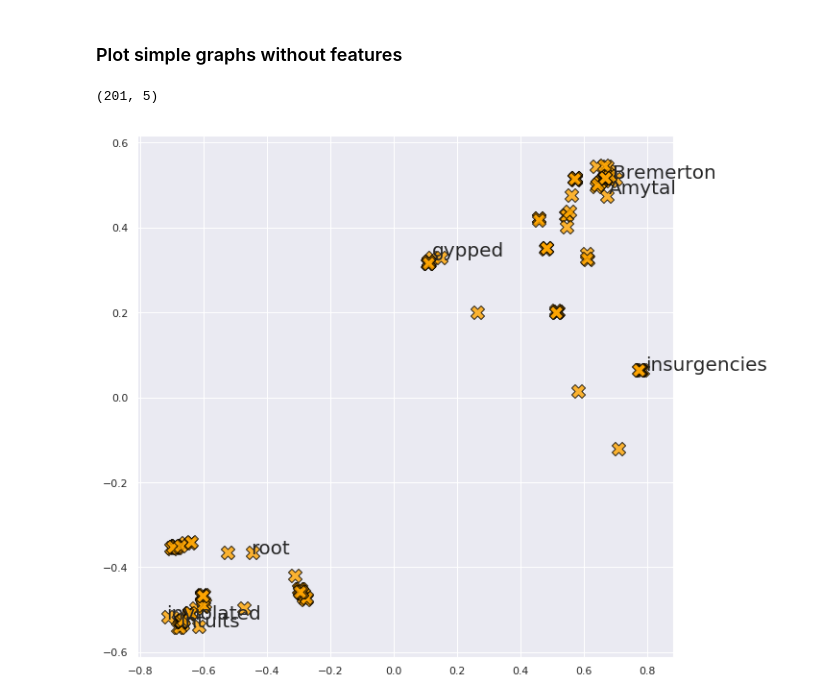
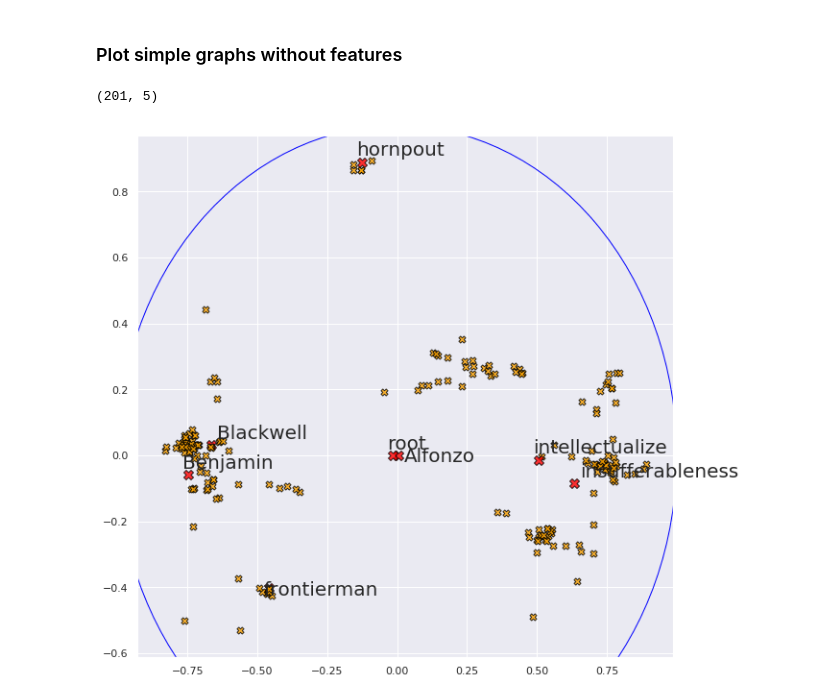
Before and after one commit to gmmarconi/poincare-embeddings, a Jupyter notebook: notebooks/Plot embedding.ipynb, the cells around one changed output. Saved outputs shown, nothing was run; the diff lists cells and outputs as text; code cells hidden in the pictures.

```diff
--- a/notebooks/Plot embedding.ipynb
+++ b/notebooks/Plot embedding.ipynb
@@ -7,14 +7,7 @@ from matplotlib import pyplot as plt
 import seaborn as sns
 %matplotlib inline
 sns.set(style="darkgrid")
-# %%
-model = th.load('../data/synth_simple.pth')
 # %%
 model.keys()
 # %% [output]
 dict_keys(['model', 'epoch', 'objects'])
-# %%
-for idx, item in enumeratE(model['objects']):
-    model['objects']
-    if idx >= 30:
-        break
@@ -24,6 +39,10 @@ print(embed.shape)
 # %% [markdown]
 ### Plot graphs with features
 # %%
+model = th.load('../data/synth_instances.pth')
+embed = model['model']['lt.weight'].numpy()
+print(embed.shape)
+colors = np.zeros(embed.shape[0])
 for idx in range(len(colors)):
     if model['objects'][idx]['feature'] == -1:
         colors[idx] = 1
@@ -37,21 +56,22 @@ for idx in range(len(colors)):
     y = embed[idx,1]
 
     if model['objects'][idx]['feature'] == -1:
-        fsize = 18
+        fsize = 10
         size = 200
         displacement = 1.01
         marker = 'X'
         color = 'orange'
     else:
-        fsize = 12
+        fsize = 7
         size = 200
         displacement = -1.01
         marker = '.'
         color= 'purple'
     ax.scatter(x=x, y=y, c=color, alpha=0.8, s=size, edgecolor='black', marker=marker)
-    if model['objects'][idx]['feature'] == -1:
+    if model['objects'][idx]['feature'] == -1 and (np.random.random() > 0.7 or model['objects'][idx]['name'] == 'root'):
         #print(x,y)
-        plt.text(x * ( displacement), y * ( displacement) , model['objects'][idx]['name'], fontsize=20)
+        if model['objects'][idx]['name'] == 'root': fsize = 18
+        plt.text(x * ( displacement), y * ( displacement) , model['objects'][idx]['name'], fontsize=fsize)
 
-#ax.add_artist(plt.Circle((0,0), 1, color='Blue',fill=False))
+ax.add_artist(plt.Circle((0,0), 1, color='Blue',fill=False))
 plt.show()
@@ -58,29 +81,38 @@ plt.show()
 # %% [markdown]
 ### Plot simple graphs without features
 # %%
+np.random.seed(77)
 model = th.load('../data/synth_simple.pth')
 embed = model['model']['lt.weight'].numpy()
 print(embed.shape)
 colors = np.zeros(len(model['objects']))
 plt.figure(figsize=(10,10))
 ax = plt.gca()
 for idx in range(len(colors)):
     x = embed[idx,2]
     y = embed[idx,4]
 
     fsize = 20
     size = 200
-    displacement = 1.01
+    displacement = np.zeros(2)
     marker = 'X'
     color = 'orange'
 
-    ax.scatter(x=x, y=y, c=color, alpha=0.8, s=size, edgecolor='black', marker=marker)
-    rootest = ['root', 'adriatic', 'intuits', 'Amytal', 'inviolated', 'Bremerton', 'gypped', 'insurgencies'] #, 'foliar', , 62, 63, 96, 53]
+    rootest = ['root','Alfonzo', 'Benjamin' , 'insufferableness', 'hornpout', 'frontierman', 'Blackwell', 'intellectualize'] #, 'foliar', , 62, 63, 96, 53]
     if model['objects'][idx] in rootest:
-        plt.text(x * ( displacement), y * ( displacement) , model['objects'][idx], fontsize=fsize)
+        displacement+= np.sign(np.random.random(2) - 0.5) * 0.02
+        size = 100
+        color='red'
+        ax.scatter(x=x, y=y, c=color, alpha=0.8, s=size, edgecolor='black', marker=marker)
 
-#ax.add_artist(plt.Circle((0,0), 1, color='Blue',fill=False))
+        plt.text(x + ( displacement[0]), y + ( displacement[1]) , model['objects'][idx], fontsize=fsize)
+
+    else:
+        size=50
+        ax.scatter(x=x, y=y, c=color, alpha=0.8, s=size, edgecolor='black', marker=marker)
+
+ax.add_artist(plt.Circle((0,0), 1, color='Blue',fill=False))
 plt.show()
 # %% [output]
 (201, 5)
-[figure, old version]
+[figure, new version]
```
Also changed, not shown: parts of 3 cells of this notebook, 1 other file.
